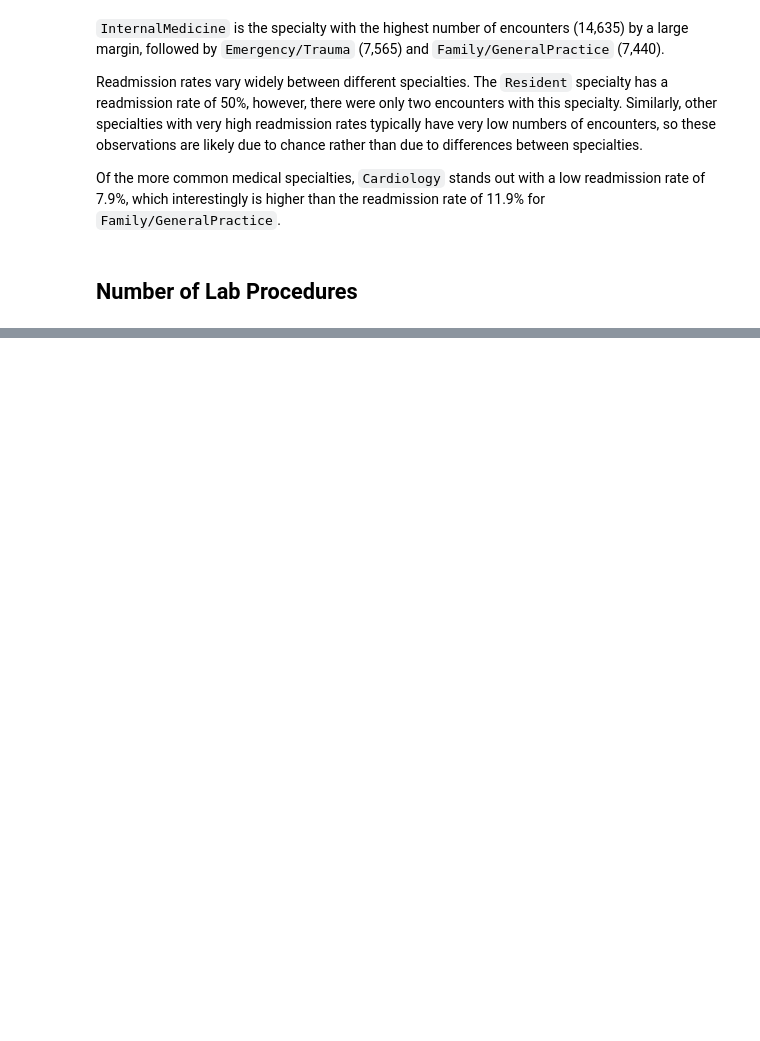
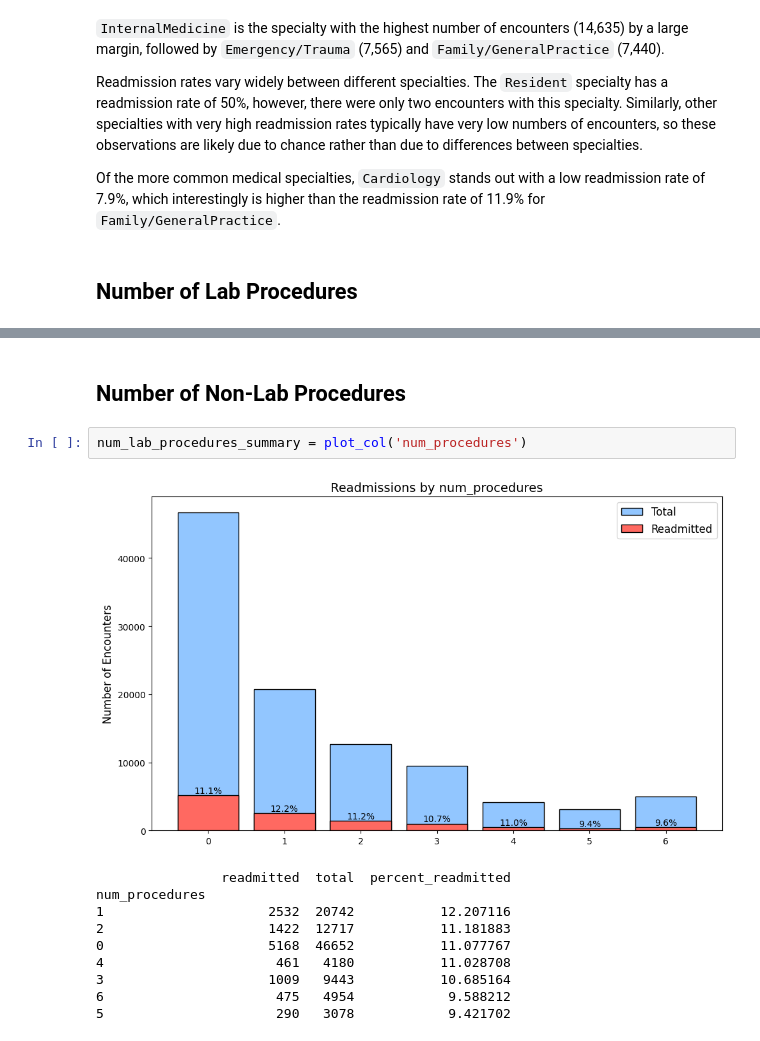
Before and after one commit to JamesSchonknecht/diabetes_project, a Jupyter notebook: scripts/2_Readmission_Analysis.ipynb, the cells around one changed output, grey strips where cells are left out. Saved outputs shown, nothing was run; the diff lists cells and outputs as text; blank space fills up the shorter version.

```diff
--- a/scripts/2_Readmission_Analysis.ipynb
+++ b/scripts/2_Readmission_Analysis.ipynb
@@ -743,0 +883,15 @@ num_lab_procedures
+# %% [markdown]
+## Number of Non-Lab Procedures
+# %%
+num_lab_procedures_summary = plot_col('num_procedures')
+# %% [output]
+[figure, added]
+                readmitted  total  percent_readmitted
+num_procedures
+1                     2532  20742           12.207116
+2                     1422  12717           11.181883
+0                     5168  46652           11.077767
+4                      461   4180           11.028708
+3                     1009   9443           10.685164
+6                      475   4954            9.588212
+5                      290   3078            9.421702
```
Also changed, not shown: parts of 33 cells of this notebook.
